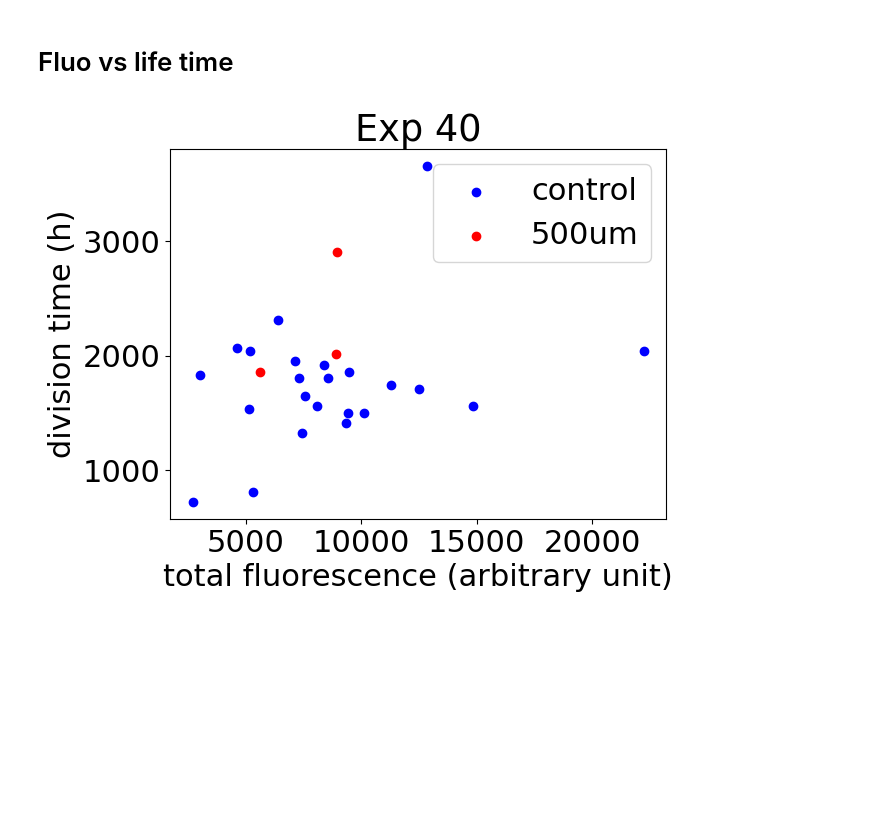
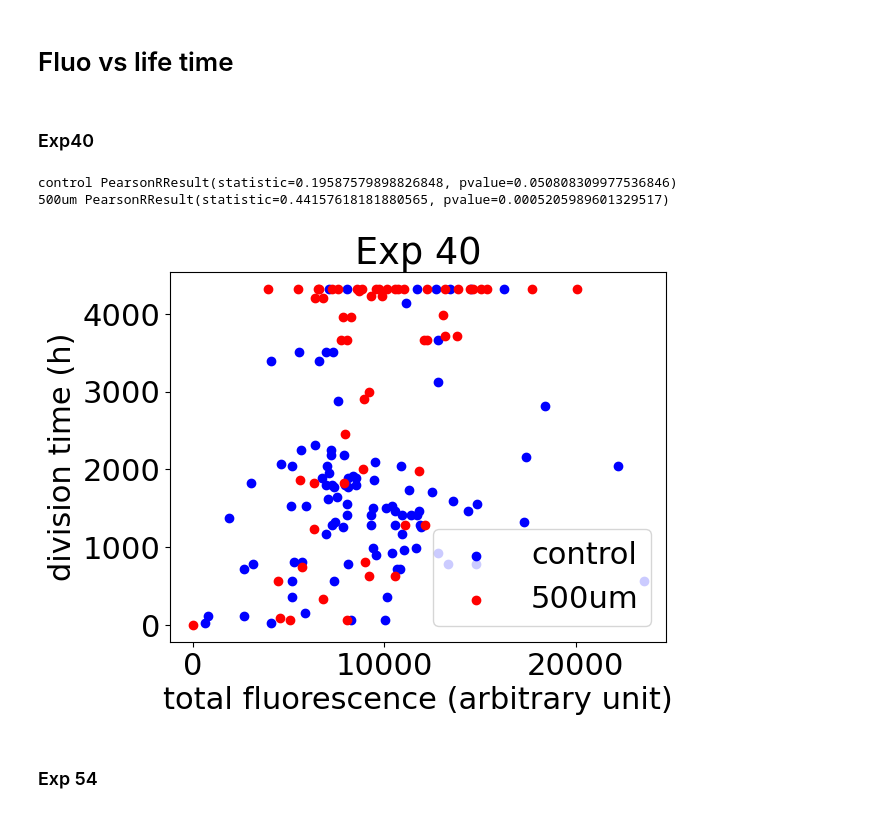
Before and after one commit to Dioscuri-Centre/phenotypic_heterogeneity, a Jupyter notebook: Tracking/cell_tracking.ipynb, the cells around one changed output. Cells and saved outputs as stored; diff of their text form; code cells hidden in the pictures; blank space fills up the shorter version.

```diff
--- a/Tracking/cell_tracking.ipynb
+++ b/Tracking/cell_tracking.ipynb
@@ -58,6 +75,4 @@ time step: 60.0 min     pixel size: [1. 1.] um  #tracks: 24, ( 1 <  5 timepoints
 # %%
-dat_fluo40_500um = load_from_pickle('/mnt/dioscuri-nas/Ilyas/Results/Cells/40PD_well7_all_cells_imgs_w_fit_bg_new.bin',None)
-dat_fluo40_control = load_from_pickle('/mnt/dioscuri-nas/Ilyas/Results/Cells/40PD_well4_all_cells_imgs_w_fit_bg_new.bin',None)
 # %% [output]
 Ran out of input
 Ran out of input
@@ -412,0 +491,28 @@ plt.savefig('avg_speed_vs_fluorescence_exp40.pdf',bbox_inches='tight')
+# %%
+fig,ax = plt.subplots(1)#,figsize=(15,5))
+exp_label = 'Exp 54'
+for dat,xml,fluo,lab,color in zip((dat54_control,dat54_control_high,dat54_500um,dat54_500um_high),
+                             (tree54_control,tree54_control_high,tree54_500um,tree54_500um_high),
+                             (dat_fluo54_control,dat_fluo54_control_high,dat_fluo54_500um,dat_fluo54_500um_high),
+                             ('control','control high fluorescence','500um','500um high fluorescence'),
+                             ('blue','yellow','red','purple')):
+    avg_speeds,div_times = get_avg_speed(dat),get_div_times(dat)
+    fluo_by_node = get_fluo_by_node(fluo)
+    avg_fluo = get_avg_fluo_track(dat,fluo_by_node)
+    valid_tracks = get_valid_tracks(dat)
+    #avg_speeds = avg_speeds[valid_tracks]
+    #div_times = div_times[valid_tracks]
+    #avg_fluo = avg_fluo[valid_tracks]
+    alpha = 0.5
+    if 'control' in lab:
+        print(lab,avg_speeds.mean(),avg_speeds.std())
+        alpha = 0
+    ax.scatter(avg_fluo,avg_speeds,label=lab,color=color,alpha=alpha)
+    ax.set_xlabel('total fluorescence (arbitrary unit)')
+    ax.set_ylabel('average speed ($\mu$m/min)')
+    ax.set_title(exp_label)
+
+ax.legend()
+ax.legend(fontsize='xx-small')
+ax.set_xscale('log')
+plt.savefig('avg_speed_vs_fluorescence_exp54.pdf',bbox_inches='tight')
@@ -413,27 +523,36 @@ plt.savefig('avg_speed_vs_fluorescence_exp40.pdf',bbox_inches='tight')
 # %% [markdown]
 # Fluo vs life time
+# %% [markdown]
+### Exp40
 # %%
 fig,ax = plt.subplots(1)#,figsize=(15,5))
 exp_label = 'Exp 40'
 dat = dat40_500um
 lab = '500um'
-
+from scipy.stats import pearsonr
 for dat,xml,fluo,lab,color in zip((dat40_control,dat40_500um),
                              (tree40_control,tree40_500um),
                              (dat_fluo40_control,dat_fluo40_500um),
                              ('control','500um'),
                              ('blue','red') ):
     avg_speeds,div_times = get_avg_speed(dat),get_div_times(dat)
     fluo_by_node = get_fluo_by_node(fluo)
     avg_fluo = get_avg_fluo_track(dat,fluo_by_node)
-    valid_tracks = get_valid_tracks(dat)
-    div_times = div_times[valid_tracks]
-    avg_fluo = avg_fluo[valid_tracks]
-    ax.scatter(avg_fluo,div_times,label=lab,color=color)
+    #valid_tracks = get_valid_tracks(dat)
+    #div_times = div_times[valid_tracks]
+    #avg_fluo = avg_fluo[valid_tracks]
+    track_lens = [t[-1] - t[0] for t in dat[1]]
+    print(lab,pearsonr(avg_fluo, track_lens))
+
+    ax.scatter(avg_fluo,track_lens,label=lab,color=color)
     ax.set_xlabel('total fluorescence (arbitrary unit)')
     ax.set_ylabel('division time (h)')
     ax.set_title(exp_label)
 ax.legend()
 plt.savefig('fluo_vs_lifetime_exp40.pdf',bbox_inches='tight')
 # %% [output]
+control PearsonRResult(statistic=0.19587579898826848, pvalue=0.050808309977536846)
+500um PearsonRResult(statistic=0.44157618181880565, pvalue=0.0005205989601329517)
-[figure, old version]
+[figure, new version]
+# %% [markdown]
+### Exp 54
```
Also changed, not shown: parts of 27 cells of this notebook, 11 other files.
